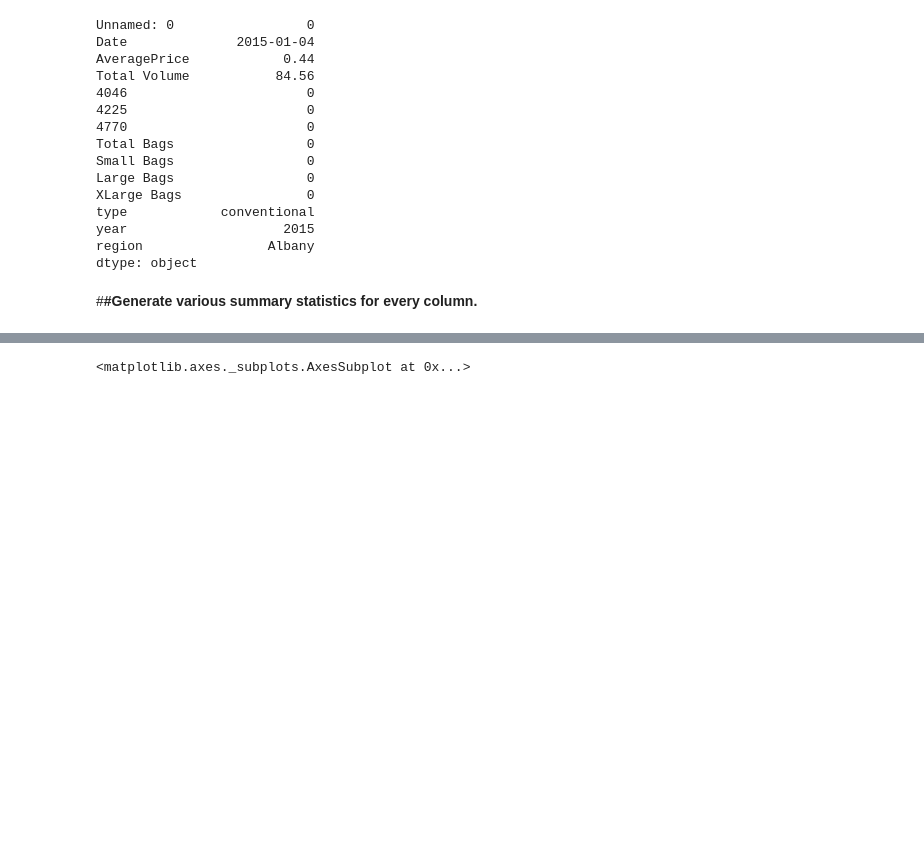
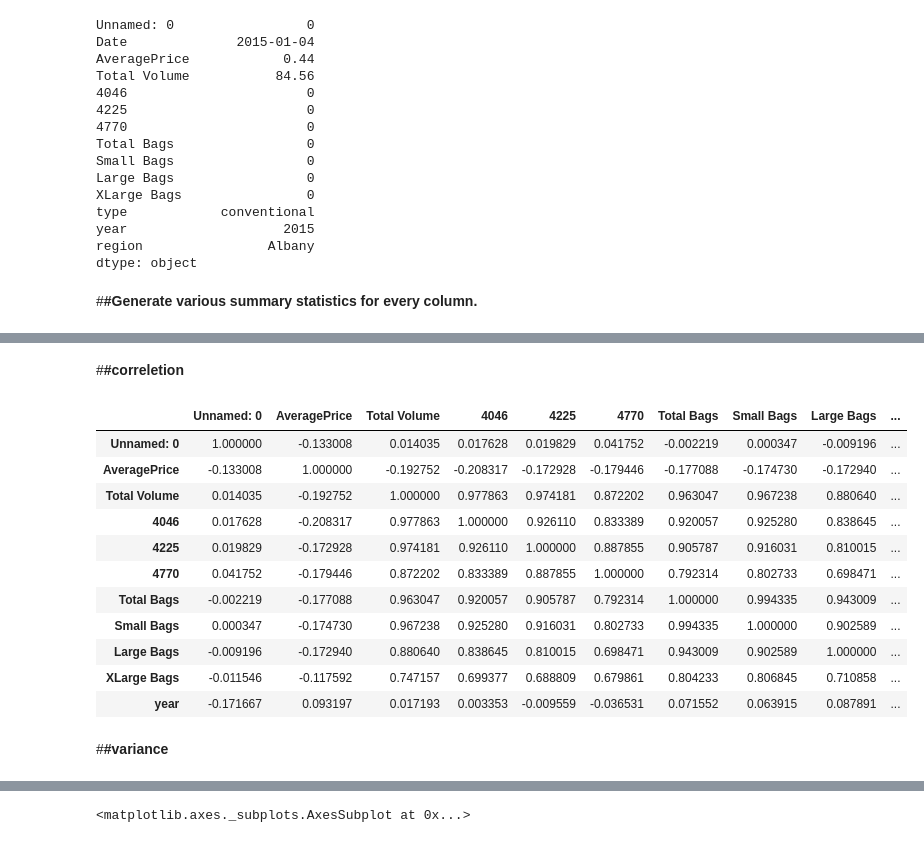
Before and after one commit to 19pa1a0451/Gollapudi-sandeep, a Jupyter notebook: legends.ipynb, the cells around one changed output, grey strips where cells are left out. Drawn from its saved outputs; the diff is of its cells as text; code cells hidden in the pictures; blank space fills up the shorter version.

```diff
--- a/legends.ipynb
+++ b/legends.ipynb
@@ -304,0 +357,19 @@ m.describe()
+# %% [markdown]
+#**#correletion**
+# %%
+m.corr()
+# %% [output]
+|  | Unnamed: 0 | AveragePrice | Total Volume | 4046 | 4225 | 4770 | Total Bags | Small Bags | Large Bags | ... |
+| Unnamed: 0 | 1.000000 | -0.133008 | 0.014035 | 0.017628 | 0.019829 | 0.041752 | -0.002219 | 0.000347 | -0.009196 | ... |
+| AveragePrice | -0.133008 | 1.000000 | -0.192752 | -0.208317 | -0.172928 | -0.179446 | -0.177088 | -0.174730 | -0.172940 | ... |
+| Total Volume | 0.014035 | -0.192752 | 1.000000 | 0.977863 | 0.974181 | 0.872202 | 0.963047 | 0.967238 | 0.880640 | ... |
+| 4046 | 0.017628 | -0.208317 | 0.977863 | 1.000000 | 0.926110 | 0.833389 | 0.920057 | 0.925280 | 0.838645 | ... |
+| 4225 | 0.019829 | -0.172928 | 0.974181 | 0.926110 | 1.000000 | 0.887855 | 0.905787 | 0.916031 | 0.810015 | ... |
+| 4770 | 0.041752 | -0.179446 | 0.872202 | 0.833389 | 0.887855 | 1.000000 | 0.792314 | 0.802733 | 0.698471 | ... |
+| Total Bags | -0.002219 | -0.177088 | 0.963047 | 0.920057 | 0.905787 | 0.792314 | 1.000000 | 0.994335 | 0.943009 | ... |
+| Small Bags | 0.000347 | -0.174730 | 0.967238 | 0.925280 | 0.916031 | 0.802733 | 0.994335 | 1.000000 | 0.902589 | ... |
+| Large Bags | -0.009196 | -0.172940 | 0.880640 | 0.838645 | 0.810015 | 0.698471 | 0.943009 | 0.902589 | 1.000000 | ... |
+| XLarge Bags | -0.011546 | -0.117592 | 0.747157 | 0.699377 | 0.688809 | 0.679861 | 0.804233 | 0.806845 | 0.710858 | ... |
+| year | -0.171667 | 0.093197 | 0.017193 | 0.003353 | -0.009559 | -0.036531 | 0.071552 | 0.063915 | 0.087891 | ... |
+# %% [markdown]
+#**#variance**
```
Also changed, not shown: parts of 48 cells of this notebook.
